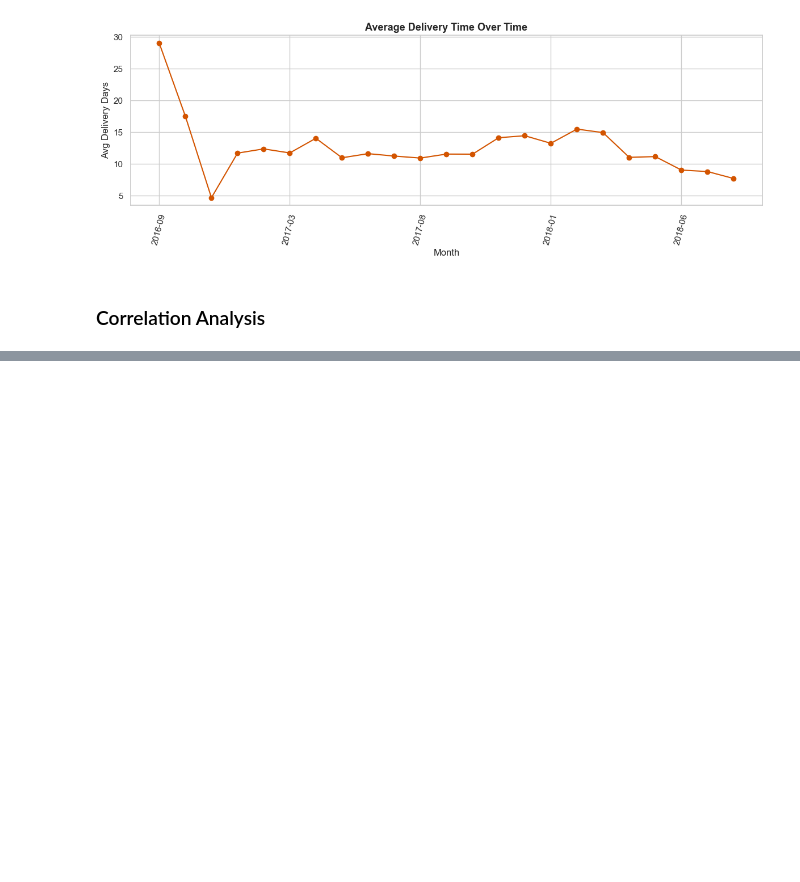
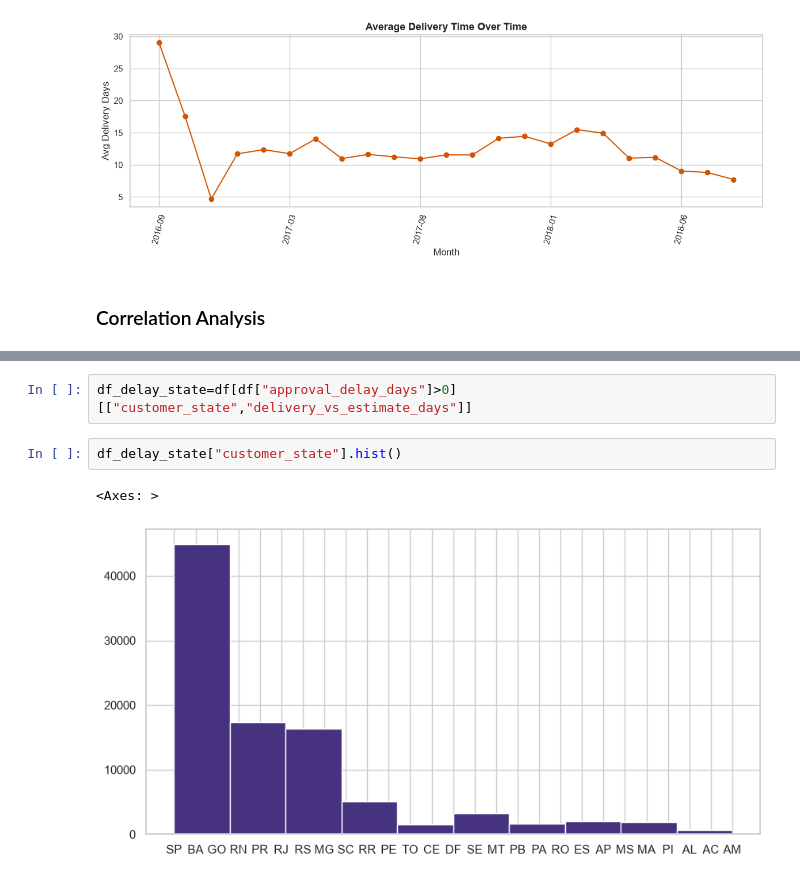
Before and after one commit to Hiteshpanghal900/ecommerce-visual-analytics, a Jupyter notebook: EDA/eda_orders.ipynb, the cells around one changed output, grey strips where cells are left out. Cells and saved outputs as stored; diff of their text form; blank space fills up the shorter version.

```diff
--- a/EDA/eda_orders.ipynb
+++ b/EDA/eda_orders.ipynb
@@ -520,0 +552,7 @@ Index(['order_id', 'customer_id', 'customer_unique_id', 'order_status', 'order_p
+# %%
+df_delay_state=df[df["approval_delay_days"]>0][["customer_state","delivery_vs_estimate_days"]]
+# %%
+df_delay_state["customer_state"].hist()
+# %% [output]
+<Axes: >
+[figure, added]
```
Also changed, not shown: parts of 21 cells of this notebook, 16 other files.
